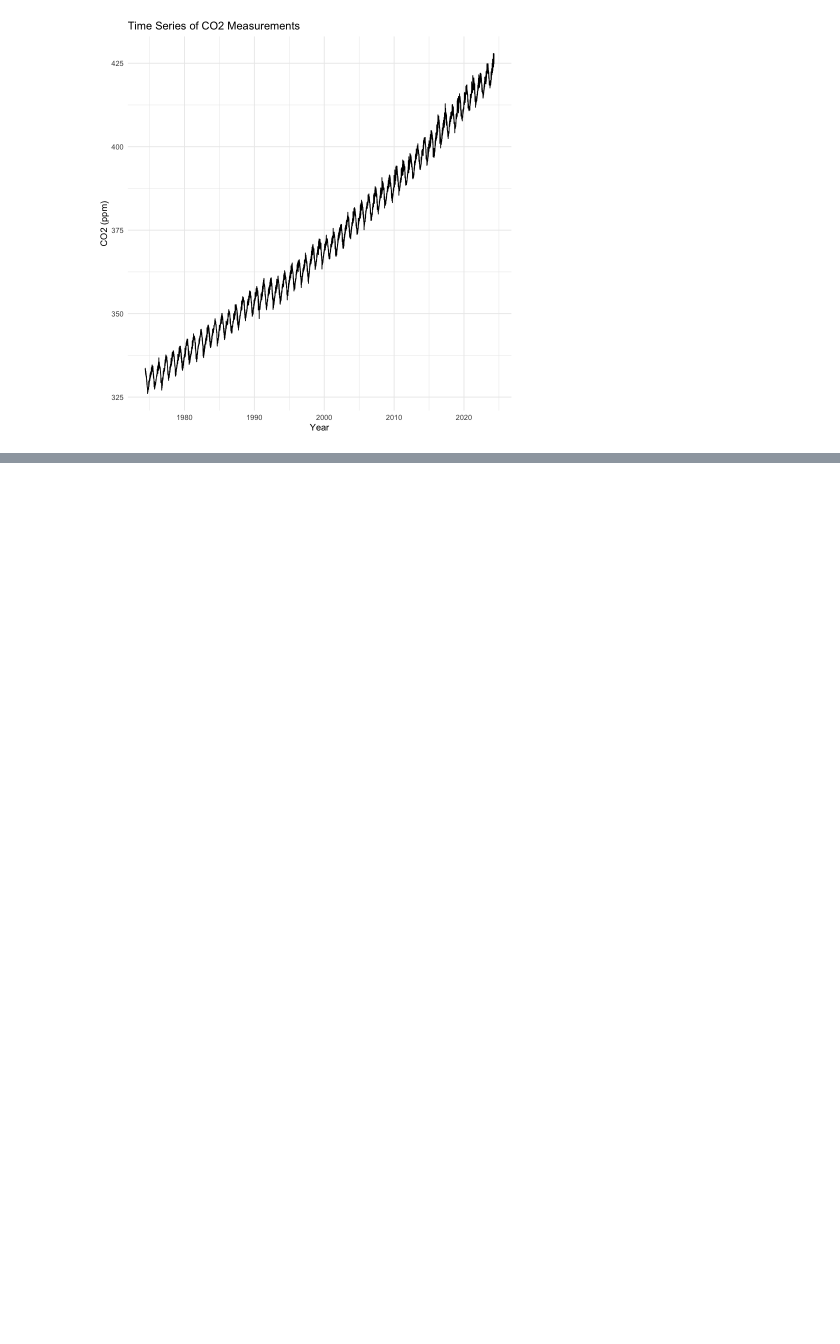
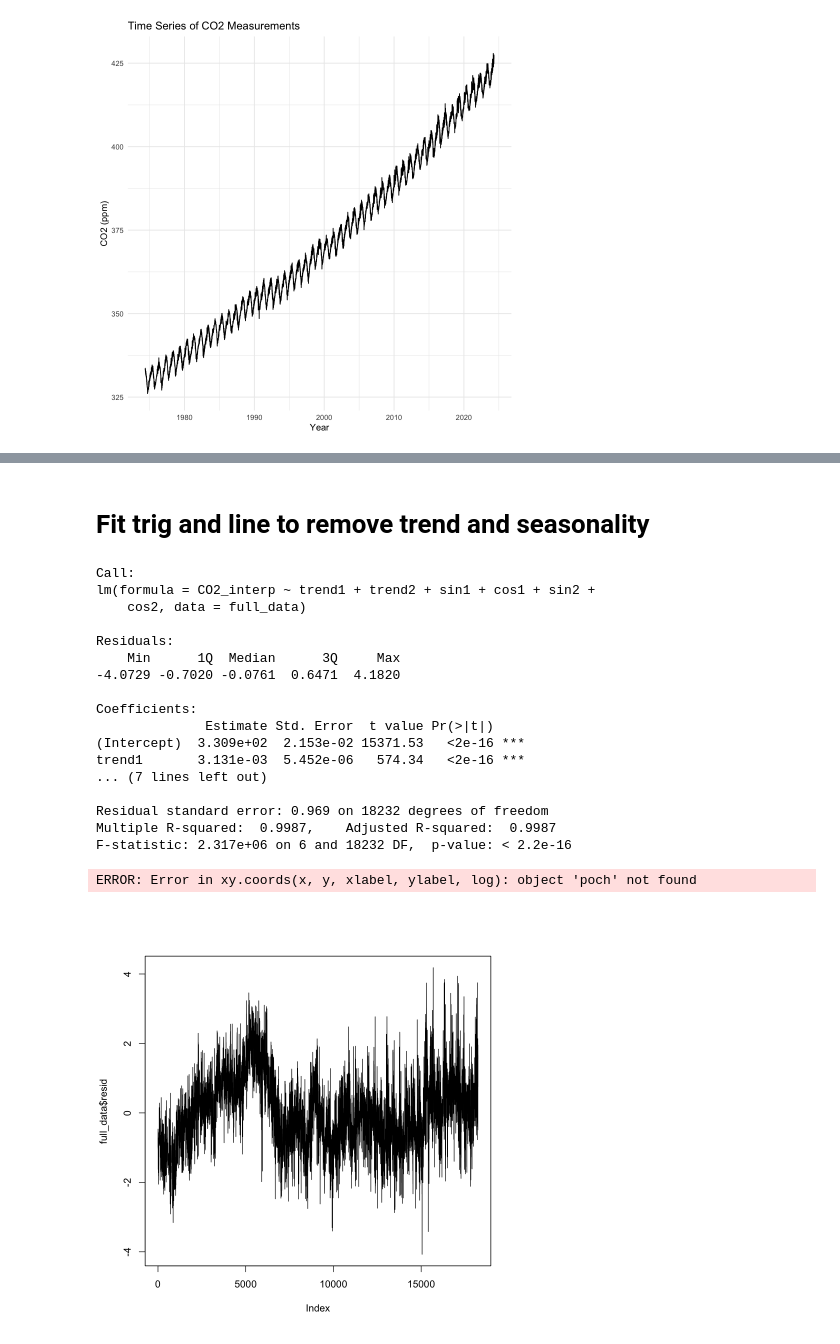
Before and after one commit to DavidAlm123/Time-Series-Analysis-Projects, a Jupyter notebook: Part A/main.ipynb, the cells around one changed output, grey strips where cells are left out. Drawn from its saved outputs; the diff is of its cells as text; code cells hidden in the pictures; blank space fills up the shorter version.

```diff
--- a/Part A/main.ipynb
+++ b/Part A/main.ipynb
@@ -85,0 +134,34 @@ ggplot(data, aes(x = Date, y = CO2_PPM)) +
+# %% [markdown]
+# Fit trig and line to remove trend and seasonality
+# %%
+time_index <- 1:nrow(full_data)
+full_data$trend1 <- time_index
+full_data$trend2 <- time_index**2
+full_data$sin1 <- sin(2 * pi * time_index / 365.25)
+full_data$cos1 <- cos(2 * pi * time_index / 365.25)
+full_data$sin2 <- sin(4 * pi * time_index / 365.25)
+full_data$cos2 <- cos(4 * pi * time_index / 365.25)
+model <- lm(CO2_interp ~ trend1 + trend2 + sin1 + cos1 + sin2 + cos2, data = full_data)
+summary(model)
+full_data$fitted <- predict(model)
+full_data$resid <- full_data$CO2_interp - full_data$fitted
+# %% [output]
+Call:
+lm(formula = CO2_interp ~ trend1 + trend2 + sin1 + cos1 + sin2 +
+    cos2, data = full_data)
+
+Residuals:
+    Min      1Q  Median      3Q     Max
+-4.0729 -0.7020 -0.0761  0.6471  4.1820
+
+Coefficients:
+              Estimate Std. Error  t value Pr(>|t|)
+(Intercept)  3.309e+02  2.153e-02 15371.53   <2e-16 ***
+trend1       3.131e-03  5.452e-06   574.34   <2e-16 ***
+... (7 lines left out)
+
+Residual standard error: 0.969 on 18232 degrees of freedom
+Multiple R-squared:  0.9987,    Adjusted R-squared:  0.9987
+F-statistic: 2.317e+06 on 6 and 18232 DF,  p-value: < 2.2e-16
+ERROR: Error in xy.coords(x, y, xlabel, ylabel, log): object 'poch' not found
+[figure, added]
```
Also changed, not shown: parts of 17 cells of this notebook.
